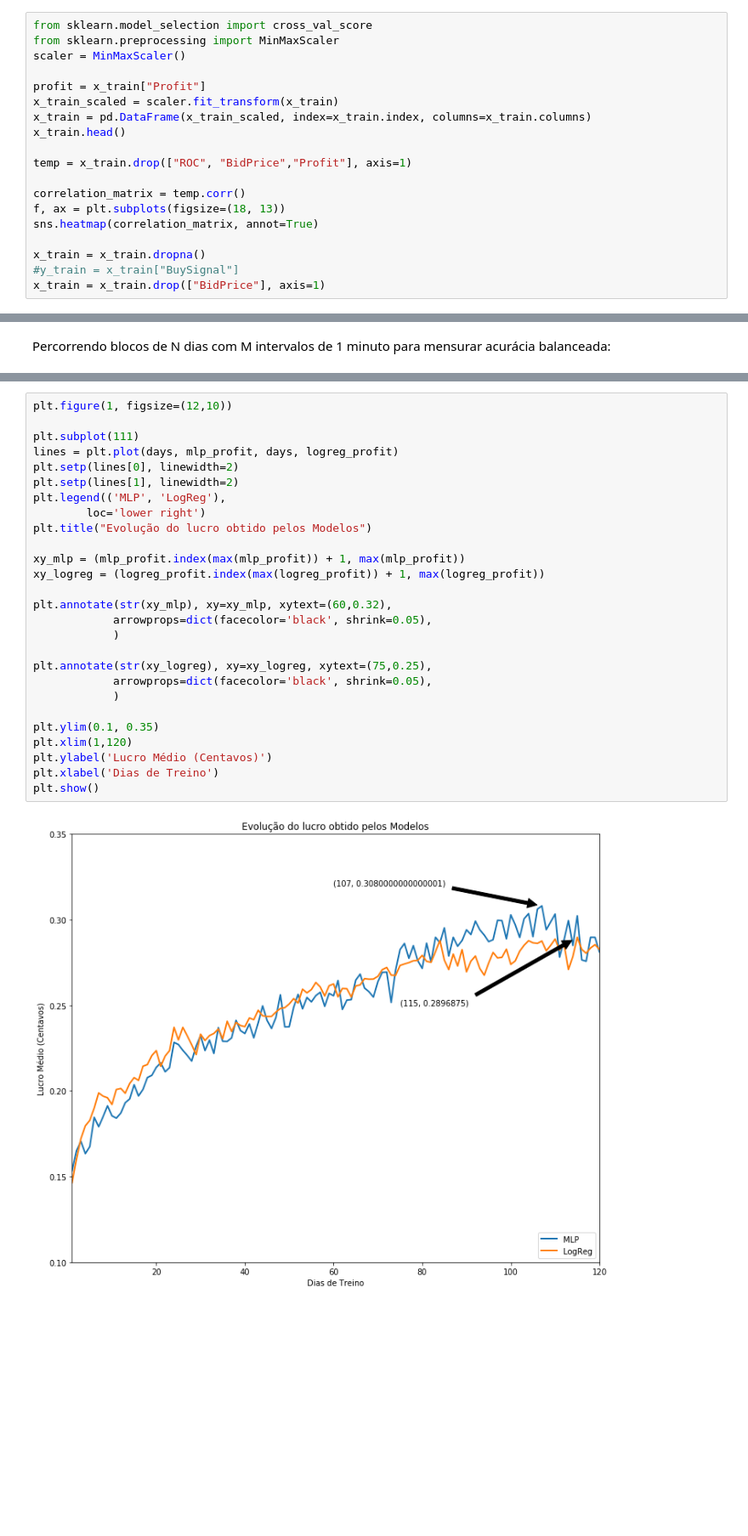
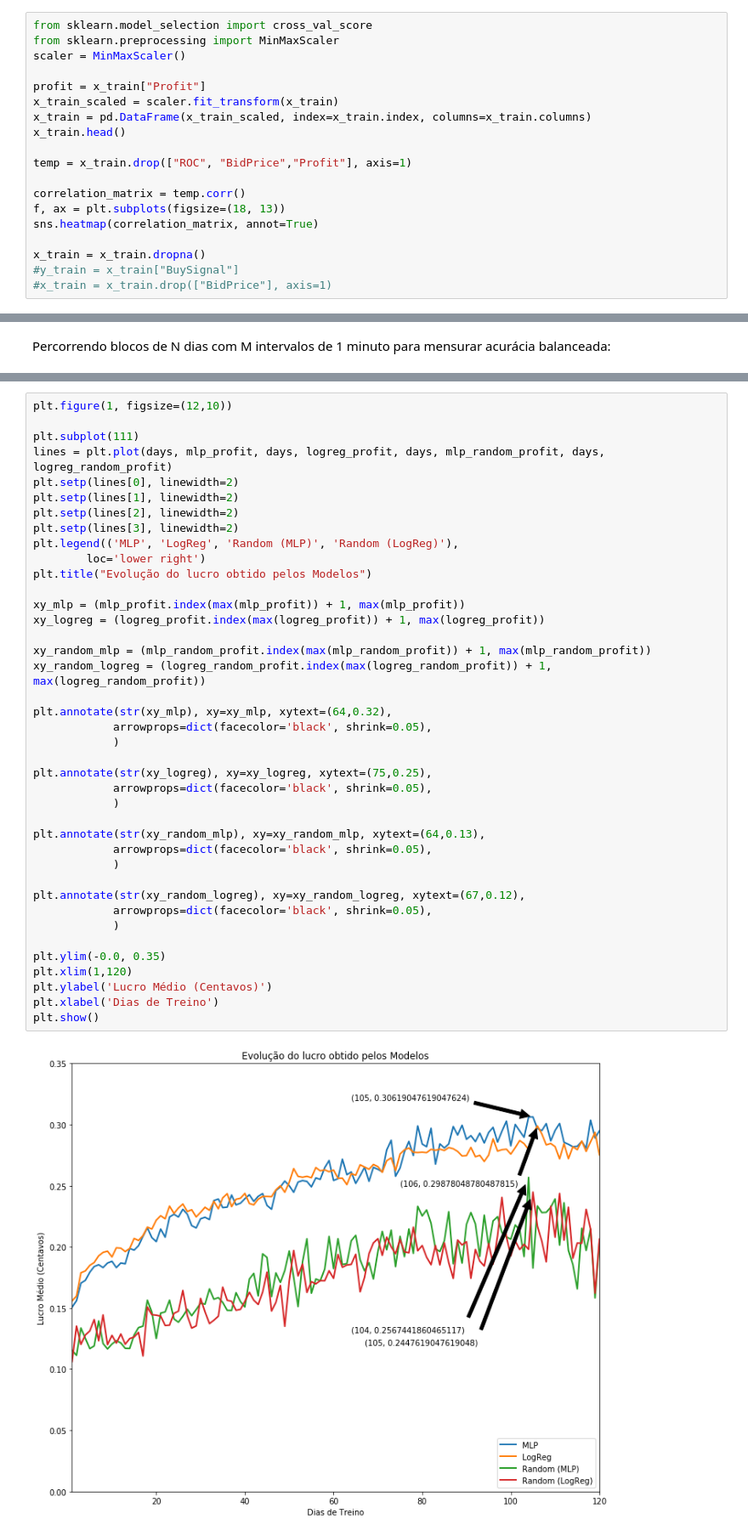
Before and after one commit to lschlee/stock-analysis, a Jupyter notebook: PETR4.ipynb, the cells around one changed output, grey strips where cells are left out. Shown at 85% size. Cells and saved outputs as stored; diff of their text form; blank space fills up the shorter version.

```diff
--- a/PETR4.ipynb
+++ b/PETR4.ipynb
@@ -99,7 +99,7 @@ sns.heatmap(correlation_matrix, annot=True)
 
 x_train = x_train.dropna()
 #y_train = x_train["BuySignal"]
-x_train = x_train.drop(["BidPrice"], axis=1)
+#x_train = x_train.drop(["BidPrice"], axis=1)
 # %% [output]
 [figure]
 # %% [markdown]
@@ -291,29 +320,42 @@ performance_plot(days, mlp_precisions, mlp_recalls, mlp_f1, (12,10), 'Performanc
 # %%
 plt.figure(1, figsize=(12,10))
 
 plt.subplot(111)
-lines = plt.plot(days, mlp_profit, days, logreg_profit)
+lines = plt.plot(days, mlp_profit, days, logreg_profit, days, mlp_random_profit, days, logreg_random_profit)
 plt.setp(lines[0], linewidth=2)
 plt.setp(lines[1], linewidth=2)
-plt.legend(('MLP', 'LogReg'),
+plt.setp(lines[2], linewidth=2)
+plt.setp(lines[3], linewidth=2)
+plt.legend(('MLP', 'LogReg', 'Random (MLP)', 'Random (LogReg)'),
         loc='lower right')
 plt.title("Evolução do lucro obtido pelos Modelos")
 
 xy_mlp = (mlp_profit.index(max(mlp_profit)) + 1, max(mlp_profit))
 xy_logreg = (logreg_profit.index(max(logreg_profit)) + 1, max(logreg_profit))
 
-plt.annotate(str(xy_mlp), xy=xy_mlp, xytext=(60,0.32),
+xy_random_mlp = (mlp_random_profit.index(max(mlp_random_profit)) + 1, max(mlp_random_profit))
+xy_random_logreg = (logreg_random_profit.index(max(logreg_random_profit)) + 1, max(logreg_random_profit))
+
+plt.annotate(str(xy_mlp), xy=xy_mlp, xytext=(64,0.32),
             arrowprops=dict(facecolor='black', shrink=0.05),
             )
 
 plt.annotate(str(xy_logreg), xy=xy_logreg, xytext=(75,0.25),
             arrowprops=dict(facecolor='black', shrink=0.05),
             )
 
-plt.ylim(0.1, 0.35)
+plt.annotate(str(xy_random_mlp), xy=xy_random_mlp, xytext=(64,0.13),
+            arrowprops=dict(facecolor='black', shrink=0.05),
+            )
+
+plt.annotate(str(xy_random_logreg), xy=xy_random_logreg, xytext=(67,0.12),
+            arrowprops=dict(facecolor='black', shrink=0.05),
+            )
+
+plt.ylim(-0.0, 0.35)
 plt.xlim(1,120)
 plt.ylabel('Lucro Médio (Centavos)')
 plt.xlabel('Dias de Treino')
 plt.show()
 # %% [output]
-[figure, old version]
+[figure, new version]
```
Also changed, not shown: parts of 5 cells of this notebook, 1 other file.
